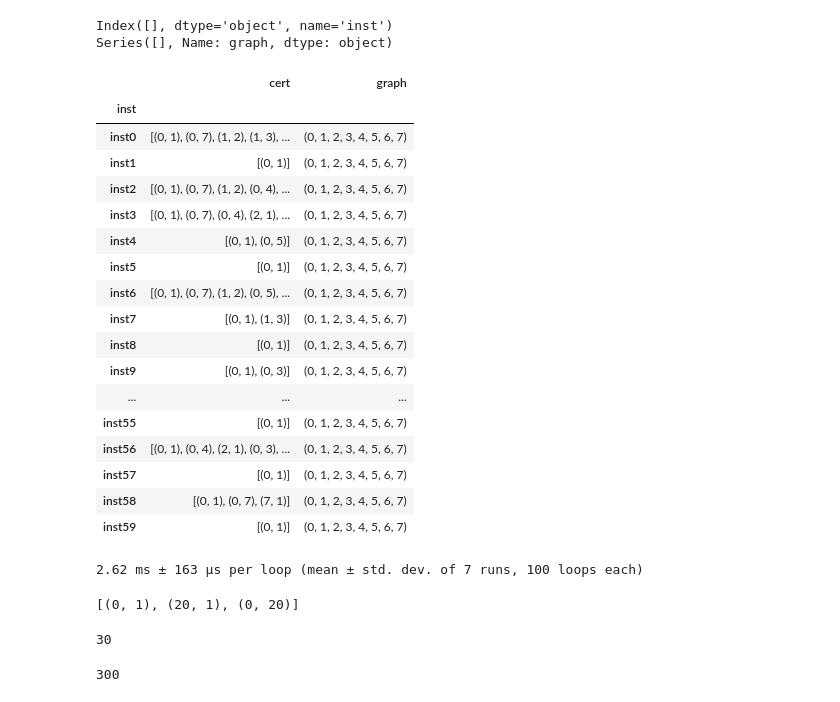
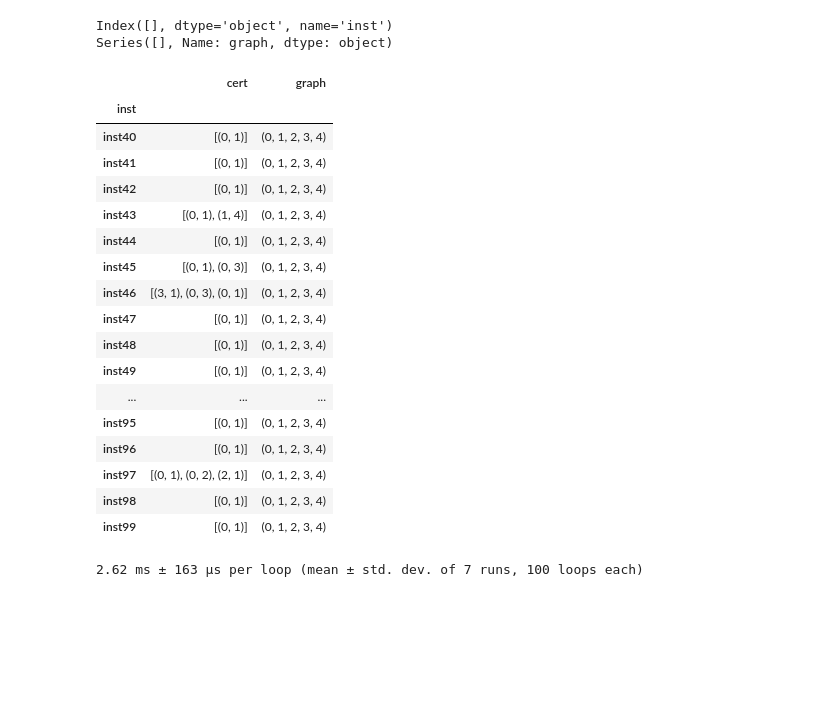
Before and after one commit to clazo2018/OPD-problem-, a Jupyter notebook: certicate.ipynb, the cells around one changed output. Cells and saved outputs as stored; diff of their text form; code cells hidden in the pictures; blank space fills up the shorter version.

```diff
--- a/certicate.ipynb
+++ b/certicate.ipynb
@@ -11,22 +13,24 @@ opd.seed(42)
 for n in range(4, n_clique):
 
     print(f'es el grafo  k{n}')
-#     print('+' * 10)
+    print('+' * 10)
     for i in range(100):
-        #print('es la instancia: ', i)
-        #print('-' * 10)
+        print('es la instancia: ', i)
+        print('-' * 10)
 
         # se inicializa el grafo y el algoritmo
         G = opd.OPDGraph(n=n)
-
+        search = opd.Alg(G)
         # Se busca el alpha-certificado
-        print(G.min_certificate())
+        search_random = search.search_app(method='random1')
+        # Se busca el alpha-certificado
+        #print(G.min_certificate())
 
         #search_sup = search.search_app(method='sup')
         #search_random = search.search_app(method='random')
 
         # Se guardan los datos
-        cert_dic[(f'k{n}', 'cert', f'inst{i}')] = G.min_certificate()
-        cert_dic[(f'k{n}', 'graph', f'inst{i}')] = G.graph
+        #cert_dic[(f'k{n}', 'cert', f'inst{i}')] = G.min_certificate()
+        #cert_dic[(f'k{n}', 'graph', f'inst{i}')] = G.graph
 # %% [output]
 es el grafo  k4
@@ -72,5 +74,6 @@ df = dfs['k8']
 # %%
 # Encontrar los elementos None en la columna 'cert'
+df = dfs['k4']
 indices_none = df[df['cert'].isna()].index
 
 # Obtener los elementos correspondientes en la columna 'graph'
@@ -81,40 +84,28 @@ print(elementos_none)
 Index([], dtype='object', name='inst')
 Series([], Name: graph, dtype: object)
 # %%
-df.head(60)
+df.tail(60)
 # %% [output]
 |  | cert | graph |
 | inst |  |  |
-| inst0 | [(0, 1), (0, 7), (1, 2), (1, 3), ... | (0, 1, 2, 3, 4, 5, 6, 7) |
-| inst1 | [(0, 1)] | (0, 1, 2, 3, 4, 5, 6, 7) |
-| inst2 | [(0, 1), (0, 7), (1, 2), (0, 4), ... | (0, 1, 2, 3, 4, 5, 6, 7) |
-| inst3 | [(0, 1), (0, 7), (0, 4), (2, 1), ... | (0, 1, 2, 3, 4, 5, 6, 7) |
-| inst4 | [(0, 1), (0, 5)] | (0, 1, 2, 3, 4, 5, 6, 7) |
-| inst5 | [(0, 1)] | (0, 1, 2, 3, 4, 5, 6, 7) |
-| inst6 | [(0, 1), (0, 7), (1, 2), (0, 5), ... | (0, 1, 2, 3, 4, 5, 6, 7) |
-| inst7 | [(0, 1), (1, 3)] | (0, 1, 2, 3, 4, 5, 6, 7) |
-| inst8 | [(0, 1)] | (0, 1, 2, 3, 4, 5, 6, 7) |
-| inst9 | [(0, 1), (0, 3)] | (0, 1, 2, 3, 4, 5, 6, 7) |
+| inst40 | [(0, 1)] | (0, 1, 2, 3, 4) |
+| inst41 | [(0, 1)] | (0, 1, 2, 3, 4) |
+| inst42 | [(0, 1)] | (0, 1, 2, 3, 4) |
+| inst43 | [(0, 1), (1, 4)] | (0, 1, 2, 3, 4) |
+| inst44 | [(0, 1)] | (0, 1, 2, 3, 4) |
+| inst45 | [(0, 1), (0, 3)] | (0, 1, 2, 3, 4) |
+| inst46 | [(3, 1), (0, 3), (0, 1)] | (0, 1, 2, 3, 4) |
+| inst47 | [(0, 1)] | (0, 1, 2, 3, 4) |
+| inst48 | [(0, 1)] | (0, 1, 2, 3, 4) |
+| inst49 | [(0, 1)] | (0, 1, 2, 3, 4) |
 | ... | ... | ... |
-| inst55 | [(0, 1)] | (0, 1, 2, 3, 4, 5, 6, 7) |
-| inst56 | [(0, 1), (0, 4), (2, 1), (0, 3), ... | (0, 1, 2, 3, 4, 5, 6, 7) |
-| inst57 | [(0, 1)] | (0, 1, 2, 3, 4, 5, 6, 7) |
-| inst58 | [(0, 1), (0, 7), (7, 1)] | (0, 1, 2, 3, 4, 5, 6, 7) |
-| inst59 | [(0, 1)] | (0, 1, 2, 3, 4, 5, 6, 7) |
+| inst95 | [(0, 1)] | (0, 1, 2, 3, 4) |
+| inst96 | [(0, 1)] | (0, 1, 2, 3, 4) |
+| inst97 | [(0, 1), (0, 2), (2, 1)] | (0, 1, 2, 3, 4) |
+| inst98 | [(0, 1)] | (0, 1, 2, 3, 4) |
+| inst99 | [(0, 1)] | (0, 1, 2, 3, 4) |
 # %%
 %%timeit
 C = G.min_certificate()
 # %% [output]
 2.62 ms ± 163 µs per loop (mean ± std. dev. of 7 runs, 100 loops each)
-# %%
-print(C)
-# %% [output]
-[(0, 1), (20, 1), (0, 20)]
-# %%
-len(C)
-# %% [output]
-30
-# %%
-len(list((G.graph.edges())))
-# %% [output]
-300
```
Also changed, not shown: parts of 9 cells of this notebook, 3 other files.
